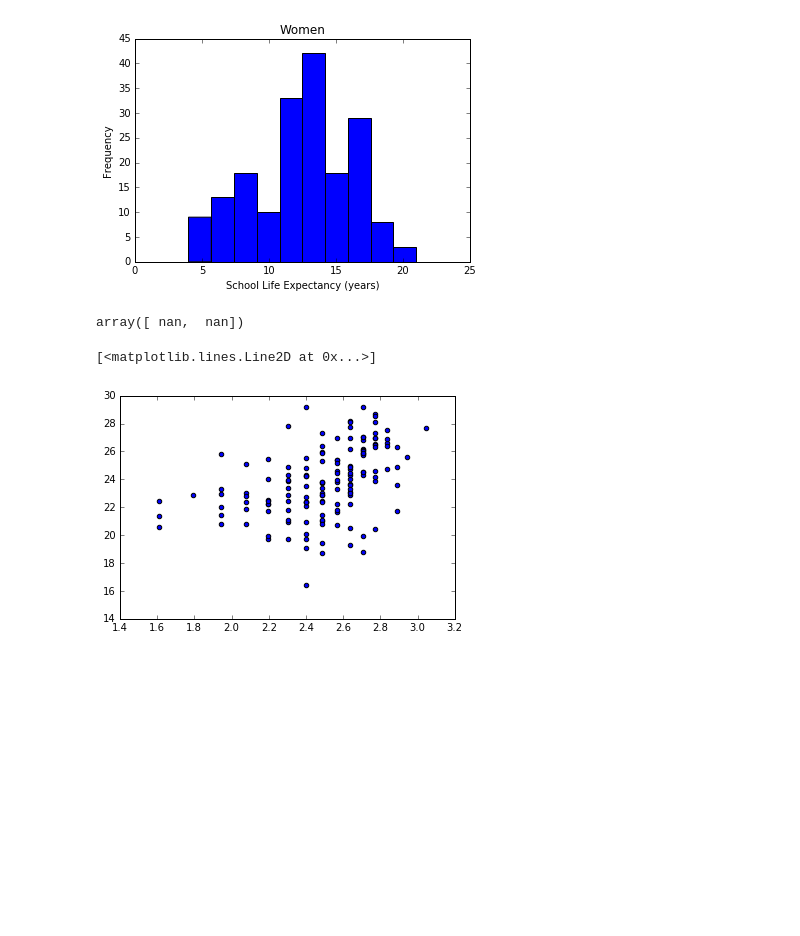
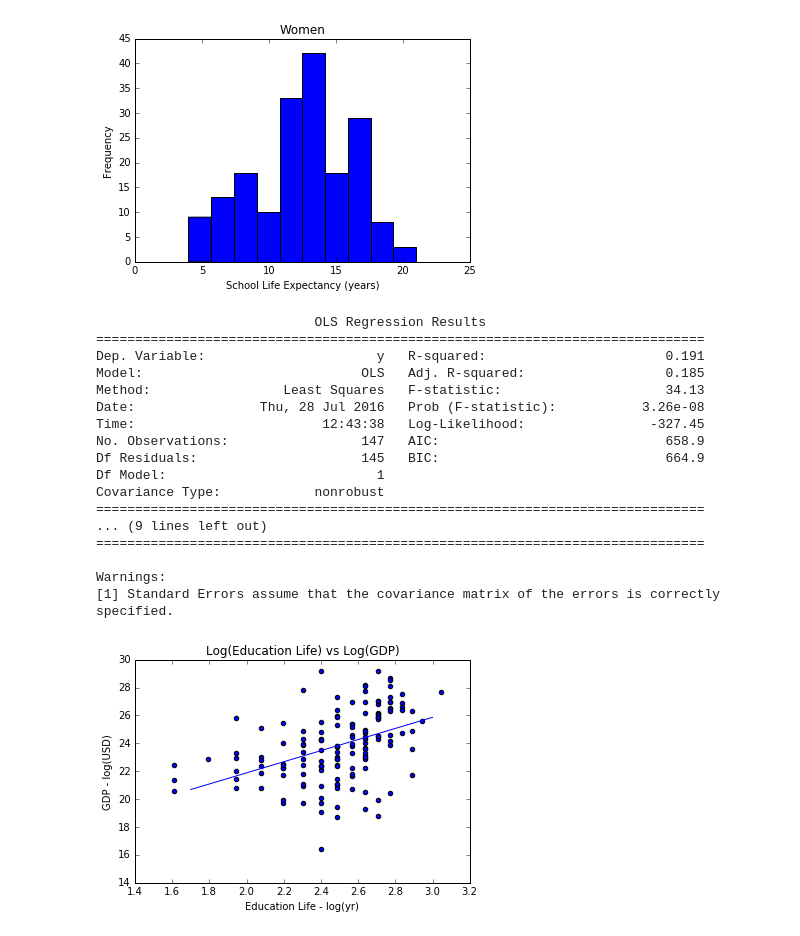
Before and after one commit to silkaitis/WealthEducation, a Jupyter notebook: EducationWealth.ipynb, the cells around one changed output. Cells and saved outputs as stored; diff of their text form; code cells hidden in the pictures; blank space fills up the shorter version.

```diff
--- a/EducationWealth.ipynb
+++ b/EducationWealth.ipynb
@@ -127,26 +127,43 @@ joinData=joinData.drop(slct,1)
 #Perform log transform and store in new column
 joinData['gdp_log']=[math.log(x) for x in joinData['gdp']]
 joinData['Total_log']=[math.log(x) for x in joinData['Total']]
+joinData=joinData.dropna()
-# %%
-results.params
-# %% [output]
-array([ nan,  nan])
 # %%
 #Linear Regression
 x=[x for x in joinData['Total_log']]
 y=[y for y in joinData['gdp_log']]
 x=sm.add_constant(x)
 model=sm.OLS(y,x)
 results=model.fit()
 
-mX=[]
-for i in range(1,11):
-    mX.append(i*0.1+round(min(joinData['Total_log']),1))
-
+#Create linear regression data to plot
+mX = [1.6 + 0.1*x for x in range(1,15)]
 mY=[float(results.params[0]) + float(results.params[1])*x for x in mX]
 
+#Plot data
 plt.scatter(joinData['Total_log'],joinData['gdp_log'])
 plt.plot(mX,mY)
+plt.title('Log(Education Life) vs Log(GDP)')
+plt.xlabel('Total Education Life - log(yr)')
+plt.ylabel('GDP - log(USD)')
+
+print(results.summary())
 # %% [output]
-[<matplotlib.lines.Line2D at 0x...>]
+                            OLS Regression Results
+==============================================================================
+Dep. Variable:                      y   R-squared:                       0.191
+Model:                            OLS   Adj. R-squared:                  0.185
+Method:                 Least Squares   F-statistic:                     34.13
+Date:                Thu, 28 Jul 2016   Prob (F-statistic):           3.26e-08
+Time:                        12:43:38   Log-Likelihood:                -327.45
+No. Observations:                 147   AIC:                             658.9
+Df Residuals:                     145   BIC:                             664.9
+Df Model:                           1
+Covariance Type:            nonrobust
+==============================================================================
+... (9 lines left out)
+==============================================================================
+
+Warnings:
+[1] Standard Errors assume that the covariance matrix of the errors is correctly specified.
-[figure, old version]
+[figure, new version]
```
Also changed, not shown: parts of 2 cells of this notebook.
